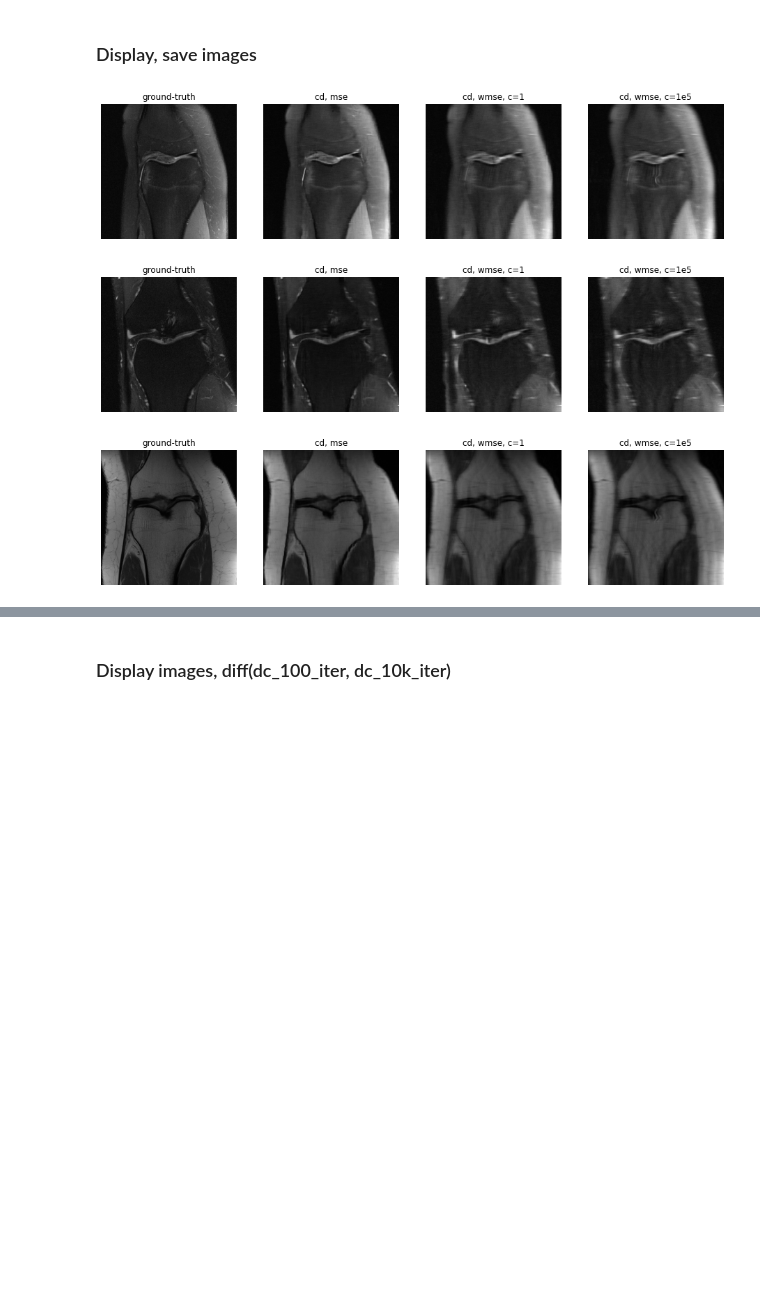
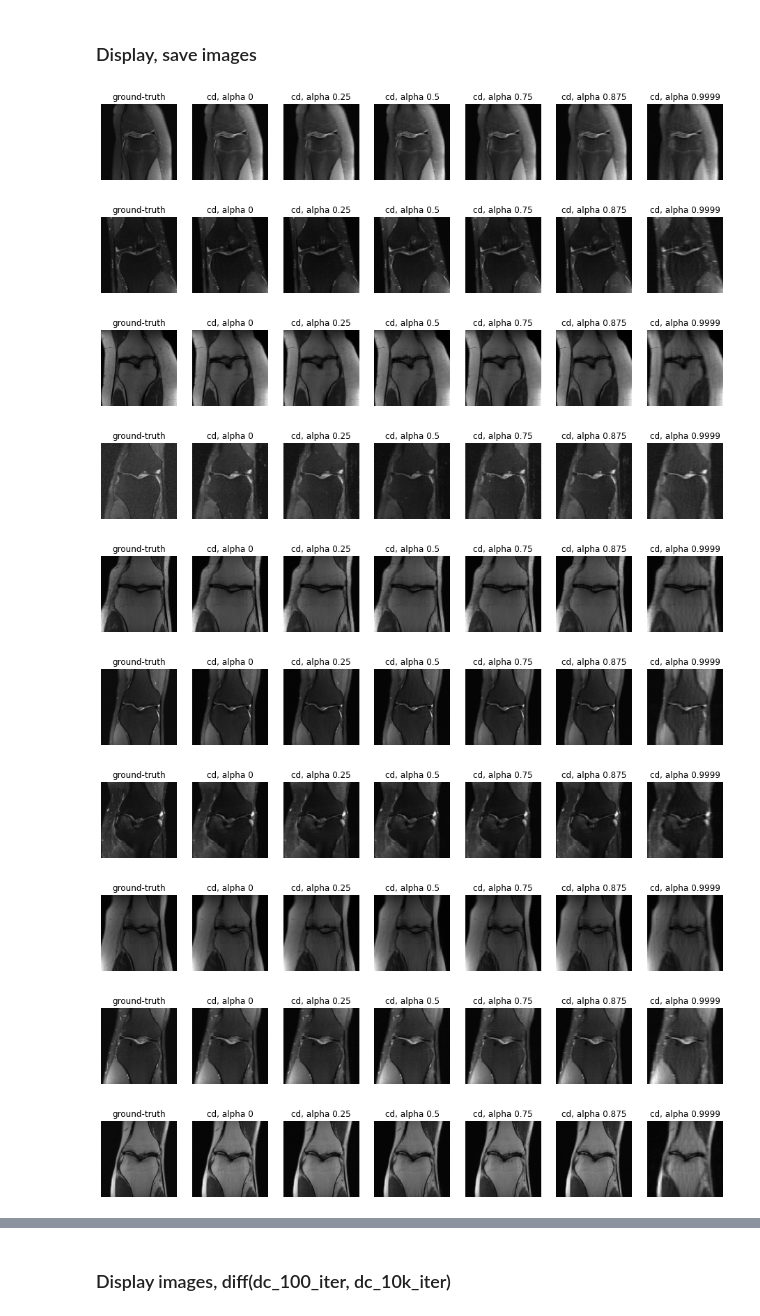
Before and after one commit to davevanveen/unsup_mri, a Jupyter notebook: ipynb/20200902_convdecoder_rework.ipynb, the cells around one changed output, grey strips where cells are left out. Drawn from its saved outputs; the diff is of its cells as text; code cells hidden in the pictures; blank space fills up the shorter version.

```diff
--- a/ipynb/20200902_convdecoder_rework.ipynb
+++ b/ipynb/20200902_convdecoder_rework.ipynb
@@ -177,7 +124,7 @@ for idx, file_id in enumerate(file_id_list):
 # %% [markdown]
 ### Plot loss over iterations (mse_wrt_ksp or mse_wrt_img)
 # %%
-LIST_OI = C_WMSE_LIST # or NUM_ITER_LIST, i.e. dimn of comparison
+LIST_OI = ALPHA_LIST # or NUM_ITER_LIST, i.e. dimn of comparison
 NUM_VARIANTS = len(LIST_OI) # number of different param sets for conv_decoder
 # %%
 mse_list = mse_wrt_ksp_list
@@ -187,7 +134,7 @@ for idx_im in range(len(file_id_list)): # for each img in expmt
         print(mse_list[NUM_VARIANTS*idx_im+idx_var][-1])
         label = str(LIST_OI[idx_var]) # file_id_list[idx_im] #
         plt.plot(mse_list[NUM_VARIANTS*idx_im+idx_var], label=label)
-    plt.ylim(0,1)
+    plt.ylim(0,.05)
     plt.title('mse_wrt_ksp for varying alpha')
     plt.legend()
     plt.show()
@@ -224,6 +167,6 @@ for idx_im in range(len(file_id_list)):
         ssim_ = ssim_list[NUM_VARIANTS*idx_im+idx_var]
         psnr_ = psnr_list[NUM_VARIANTS*idx_im+idx_var]
         print('ALPHA {}: {}, {}'.format(LIST_OI[idx_var], \
-              np.round(ssim_, DEC), np.round(psnr_, DEC)))
+              np.round(ssim_, DEC), np.round(psnr_, DEC)), NUM_VARIANTS*idx_im+idx_var)
     print('')
 # %% [output]
@@ -246,0 +187,26 @@ ALPHA 0.875: 0.795, 29.345
+# %%
+idx_to_check = 0
+
+im_gt = img_gt_list[idx_to_check]
+im1 = img_dc_list[idx_to_check]
+im2 = img_dc_list[idx_to_check+2]
+
+fig = plt.figure(figsize=(16, 8))
+
+# plot gt
+ax = fig.add_subplot(1,3,1)
+ax.imshow(im_gt, cmap='gray')
+ax.set_title('gt')
+ax.axis('off')
+
+ax = fig.add_subplot(1,3,2)
+ax.imshow(im1, cmap='gray')
+ax.set_title('cd, alpha=0')
+ax.axis('off')
+
+ax = fig.add_subplot(1,3,3)
+ax.imshow(im2, cmap='gray')
+ax.set_title('cd, alpha=0.25')
+ax.axis('off')
+
+plt.show()
@@ -253,35 +221,42 @@ var_title_list = ['cd, mse', 'cd, wmse, c=1', 'cd, wmse, c=1e5']
 NUM_BASELINES = 1 # i.e. img_gt
 NUM_COLS = NUM_VARIANTS + NUM_BASELINES # also want to plot img_gt
 
 DIFF = False
 
 for idx_im in range(len(file_id_list)): # for each img in expmt
 
     fig = plt.figure(figsize=(16, 8))
 
     # plot gt
     ax = fig.add_subplot(1,NUM_COLS,1)
     img_gt = img_gt_list[NUM_VARIANTS*idx_im]
     ax.imshow(img_gt, cmap='gray')
     ax.set_title('ground-truth')
     ax.axis('off')
 
     for idx_var in range(NUM_VARIANTS):
         ax = fig.add_subplot(1,NUM_COLS,idx_var+NUM_BASELINES+1)
         img_oi = img_dc_list[NUM_VARIANTS*idx_im+idx_var]
 
         if DIFF:
             ax.imshow(img_oi-img_gt, cmap='gray')
         else:
             ax.imshow(img_oi, cmap='gray')
 
-#         ax.set_title('cd, alpha {}'.format(str(LIST_OI[idx_var])))
-        ax.set_title(var_title_list[idx_var])
+        ax.set_title('cd, alpha {}'.format(str(LIST_OI[idx_var])))
+#         ax.set_title(var_title_list[idx_var])
         ax.axis('off')
 
 #     plt.savefig('plot_output/{}.pdf'.format(file_id_list[idx_im]), format='pdf')
     plt.show()
 # %% [output]
-[figure, old version]
+[figure, new version]
-[figure, old version]
+[figure, new version]
-[figure, old version]
+[figure, new version]
+[figure, added]
+[figure, added]
+[figure, added]
+[figure, added]
+[figure, added]
+[figure, added]
+[figure, added]
```
Also changed, not shown: parts of 11 cells of this notebook, 6 other files.
